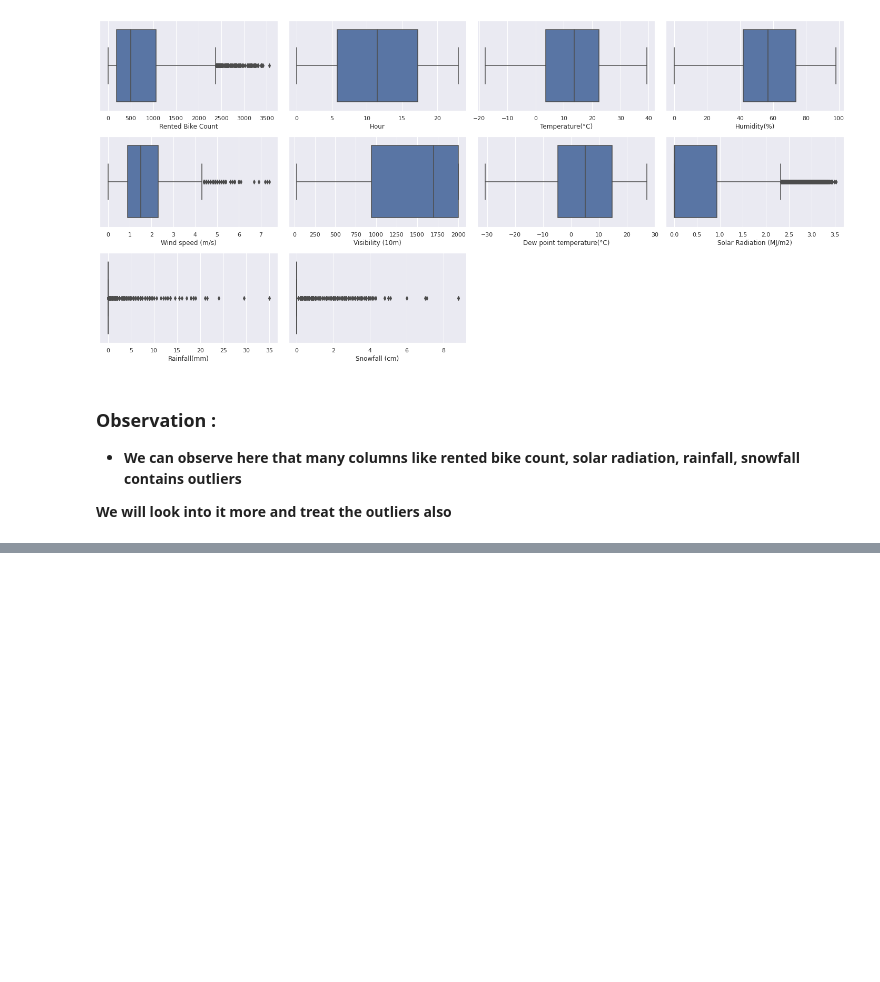
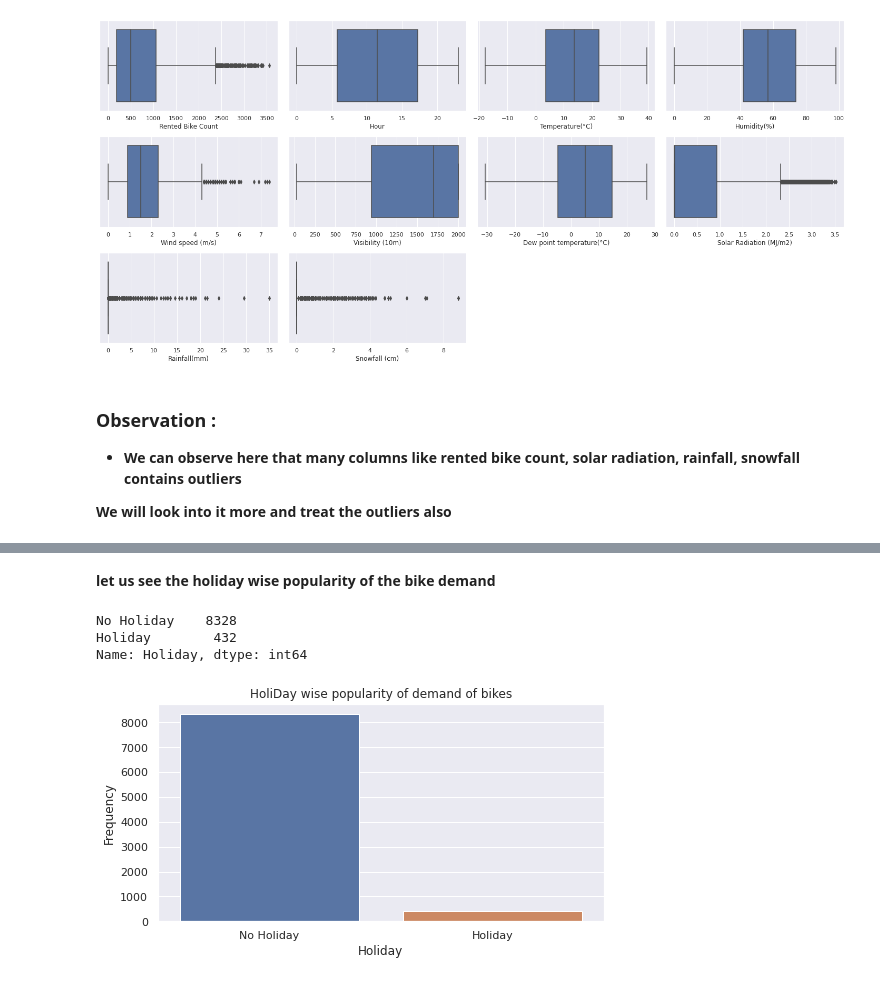
Before and after one commit to Vrishali04/Bike_sharing_demand_sharing_Regression_capstone_project, a Jupyter notebook: Bike_sharing_demand_prediction_regression_capstone_project_final.ipynb, the cells around one changed output, grey strips where cells are left out. Saved outputs shown, nothing was run; the diff lists cells and outputs as text; code cells hidden in the pictures; blank space fills up the shorter version.

```diff
--- a/Bike_sharing_demand_prediction_regression_capstone_project_final.ipynb
+++ b/Bike_sharing_demand_prediction_regression_capstone_project_final.ipynb
@@ -318,0 +378,22 @@ for column in num_cols:
+# %% [markdown]
+**let us see the holiday wise popularity of the bike demand**
+# %%
+# Extracting holiday wise demand
+df['Holiday'].value_counts()
+# %% [output]
+No Holiday    8328
+Holiday        432
+Name: Holiday, dtype: int64
+# %%
+# ploting it using seaborn countplot
+plt.figure(figsize = (8,4))
+plt.title('HoliDay wise popularity of demand of bikes')
+
+sns.countplot(df['Holiday'])
+
+plt.xlabel('Holiday')
+plt.ylabel('Frequency')
+
+plt.show()
+# %% [output]
+[figure, added]
```
Also changed, not shown: parts of 15 cells of this notebook.
